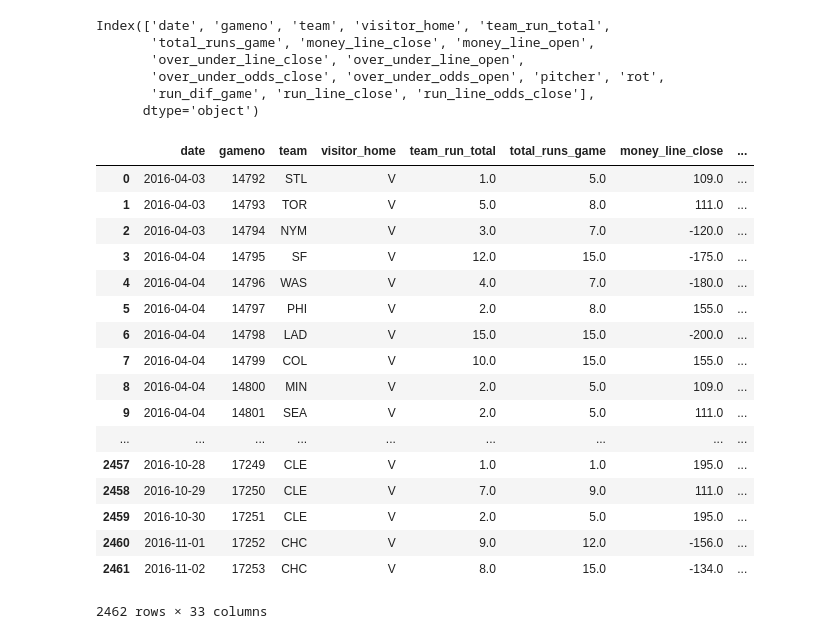
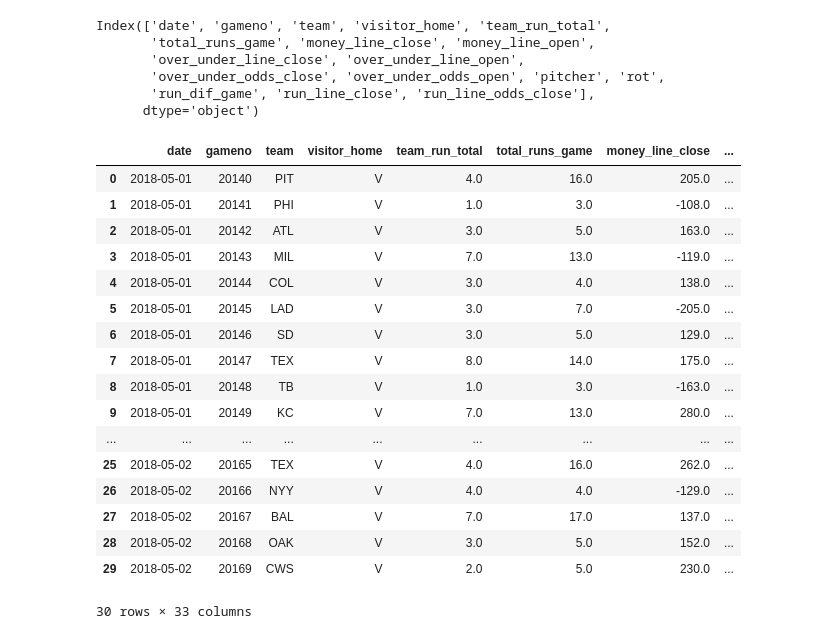
Before and after one commit to jacoblucas95/MLB-Betting-Strategies, a Jupyter notebook: run/setup/data/multiple_filters.ipynb, the cells around one changed output. Drawn from its saved outputs; the diff is of its cells as text; code cells hidden in the pictures.

```diff
--- a/run/setup/data/multiple_filters.ipynb
+++ b/run/setup/data/multiple_filters.ipynb
@@ -68,14 +69,16 @@ class Filter:
        'h_over_under_odds_close', 'h_over_under_odds_open', 'h_pitcher', 'h_rot',
        'h_run_dif_game', 'h_run_line_close', 'h_run_line_odds_close']
         df2 = pd.merge(df_v, df_h, on='gameno', how='right')
+        return df2
         gameno_list = []
         for index, row in df2.iterrows():
-            if row['over_under_odds_close'] > row['h_over_under_odds_close']:
+            if row['over_under_odds_close'] < row['h_over_under_odds_close']:
                 gameno = row['gameno']
                 gameno_list.append(gameno)
             else:
                 pass
-        return gameno_list
+        x = df_date_range[df_date_range['gameno'].isin(gameno_list)]
+        return x
 
     def get_df_u_fav(self):
         pass
@@ -89,24 +92,24 @@ Index(['date', 'gameno', 'team', 'visitor_home', 'team_run_total',
        'run_dif_game', 'run_line_close', 'run_line_odds_close'],
       dtype='object')
 # %%
-f = Filter(date(2016, 1, 1), date(2017,1,1), 'H', 'fav')
+f = Filter(date(2018, 5, 1), date(2018, 5, 2), 'H', 'fav')
 f.get_df_o_fav()
 # %% [output]
 |  | date | gameno | team | visitor_home | team_run_total | total_runs_game | money_line_close | ... |
-| 0 | 2016-04-03 | 14792 | STL | V | 1.0 | 5.0 | 109.0 | ... |
-| 1 | 2016-04-03 | 14793 | TOR | V | 5.0 | 8.0 | 111.0 | ... |
-| 2 | 2016-04-03 | 14794 | NYM | V | 3.0 | 7.0 | -120.0 | ... |
-| 3 | 2016-04-04 | 14795 | SF | V | 12.0 | 15.0 | -175.0 | ... |
-| 4 | 2016-04-04 | 14796 | WAS | V | 4.0 | 7.0 | -180.0 | ... |
-| 5 | 2016-04-04 | 14797 | PHI | V | 2.0 | 8.0 | 155.0 | ... |
-| 6 | 2016-04-04 | 14798 | LAD | V | 15.0 | 15.0 | -200.0 | ... |
-| 7 | 2016-04-04 | 14799 | COL | V | 10.0 | 15.0 | 155.0 | ... |
-| 8 | 2016-04-04 | 14800 | MIN | V | 2.0 | 5.0 | 109.0 | ... |
-| 9 | 2016-04-04 | 14801 | SEA | V | 2.0 | 5.0 | 111.0 | ... |
+| 0 | 2018-05-01 | 20140 | PIT | V | 4.0 | 16.0 | 205.0 | ... |
+| 1 | 2018-05-01 | 20141 | PHI | V | 1.0 | 3.0 | -108.0 | ... |
+| 2 | 2018-05-01 | 20142 | ATL | V | 3.0 | 5.0 | 163.0 | ... |
+| 3 | 2018-05-01 | 20143 | MIL | V | 7.0 | 13.0 | -119.0 | ... |
+| 4 | 2018-05-01 | 20144 | COL | V | 3.0 | 4.0 | 138.0 | ... |
+| 5 | 2018-05-01 | 20145 | LAD | V | 3.0 | 7.0 | -205.0 | ... |
+| 6 | 2018-05-01 | 20146 | SD | V | 3.0 | 5.0 | 129.0 | ... |
+| 7 | 2018-05-01 | 20147 | TEX | V | 8.0 | 14.0 | 175.0 | ... |
+| 8 | 2018-05-01 | 20148 | TB | V | 1.0 | 3.0 | -163.0 | ... |
+| 9 | 2018-05-01 | 20149 | KC | V | 7.0 | 13.0 | 280.0 | ... |
 | ... | ... | ... | ... | ... | ... | ... | ... | ... |
-| 2457 | 2016-10-28 | 17249 | CLE | V | 1.0 | 1.0 | 195.0 | ... |
-| 2458 | 2016-10-29 | 17250 | CLE | V | 7.0 | 9.0 | 111.0 | ... |
-| 2459 | 2016-10-30 | 17251 | CLE | V | 2.0 | 5.0 | 195.0 | ... |
-| 2460 | 2016-11-01 | 17252 | CHC | V | 9.0 | 12.0 | -156.0 | ... |
-| 2461 | 2016-11-02 | 17253 | CHC | V | 8.0 | 15.0 | -134.0 | ... |
+| 25 | 2018-05-02 | 20165 | TEX | V | 4.0 | 16.0 | 262.0 | ... |
+| 26 | 2018-05-02 | 20166 | NYY | V | 4.0 | 4.0 | -129.0 | ... |
+| 27 | 2018-05-02 | 20167 | BAL | V | 7.0 | 17.0 | 137.0 | ... |
+| 28 | 2018-05-02 | 20168 | OAK | V | 3.0 | 5.0 | 152.0 | ... |
+| 29 | 2018-05-02 | 20169 | CWS | V | 2.0 | 5.0 | 230.0 | ... |
-2462 rows × 33 columns
+30 rows × 33 columns
```
Also changed, not shown: parts of 3 cells of this notebook, 2 other files.
